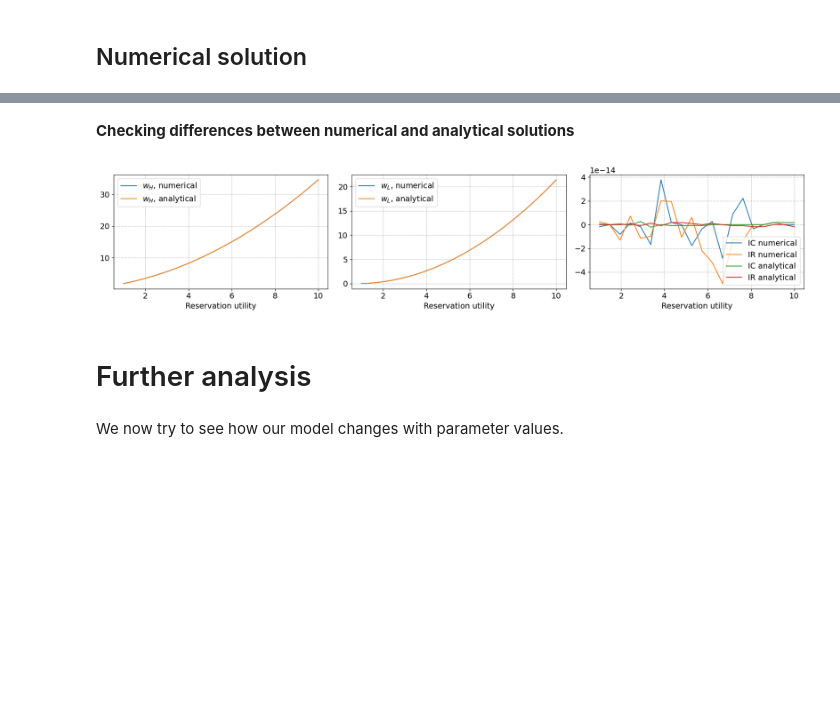
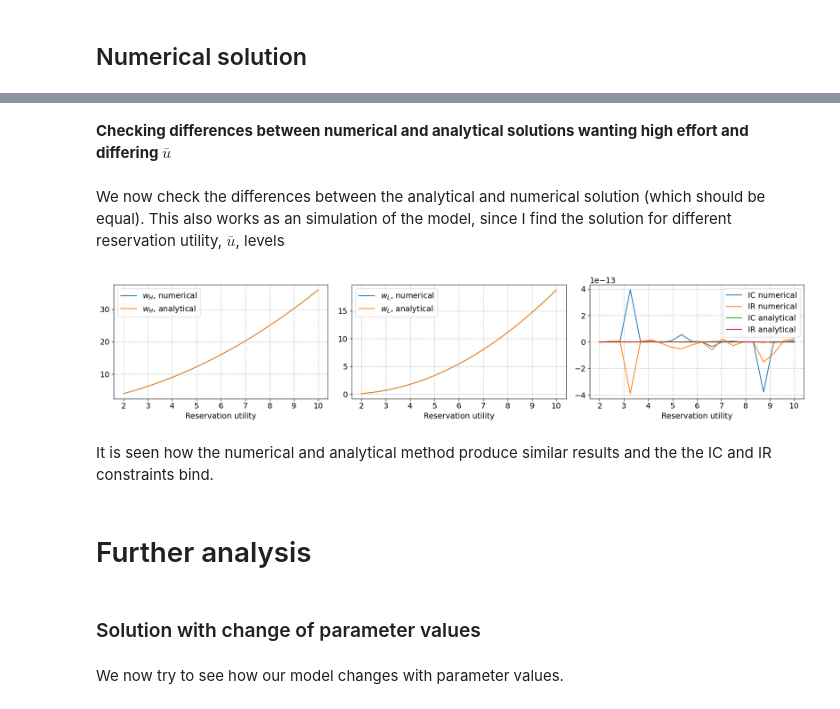
Before and after one commit to NumEconCopenhagen/projects-2023-lise-adam, a Jupyter notebook: modelproject/modelproject.ipynb, the cells around one changed output, grey strips where cells are left out. Saved outputs shown, nothing was run; the diff lists cells and outputs as text; code cells hidden in the pictures; blank space fills up the shorter version.

```diff
--- a/modelproject/modelproject.ipynb
+++ b/modelproject/modelproject.ipynb
@@ -230,2 +266,2 @@ The resulting profit when wanting low effort is 23.750000000001197
 # %% [markdown]
-**Checking differences between numerical and analytical solutions**
+**Checking differences between numerical and analytical solutions wanting high effort and differing $\bar{u}$**
@@ -244,0 +268,2 @@ IC_analytical_u_high_effort = np.nan + np.zeros(steps)
+# %% [markdown]
+We now check the differences between the analytical and numerical solution (which should be equal). This also works as an simulation of the model, since I find the solution for different reservation utility, $\bar{u}$, levels
@@ -245,44 +286,58 @@ IC_analytical_u_high_effort = np.nan + np.zeros(steps)
 # %%
+# solving the model for different reservation utilities bot numerically and analytically
 for i,u in enumerate(grid):
     par.ubar = u
     model.solve()
-    wH_numerical_u_high_effort[i] = sol.wH_high_effort
-    wL_numerical_u_high_effort[i] = sol.wL_high_effort
-    wH_analytical_u_high_effort[i] = wH_func_high_effort(par.pi_1,par.pi_0,par.rho,par.c,par.e,par.ubar)[0]
-    wL_analytical_u_high_effort[i] = wL_func_high_effort(par.pi_1,par.pi_0,par.rho,par.c,par.e,par.ubar)
-    IR_numerical_u_high_effort[i] = model.calc_utility(sol.wH_high_effort,sol.wL_high_effort,1) - par.ubar
-    IR_analytical_u_high_effort[i] = model.calc_utility(wH_analytical_u_high_effort[i],wL_analytical_u_high_effort[i],1) - par.ubar
-    IC_numerical_u_high_effort[i] = model.calc_utility(sol.wH_high_effort,sol.wL_high_effort,1) - model.calc_utility(sol.wH_high_effort,sol.wL_high_effort,0)
-    IC_analytical_u_high_effort[i] = model.calc_utility(wH_analytical_u_high_effort[i],wL_analytical_u_high_effort[i],1) - model.calc_utility(wH_analytical_u_high_effort[i],wL_analytical_u_high_effort[i],0)
+
+    # storing wages
+    numerical_high_effort.wH_u[i] = sol.wH_high_effort
+    analytical_high_effort.wH_u[i] = wH_func_high_effort(par.pi_1,par.pi_0,par.rho,par.c,1,par.ubar)[0]
+
+    numerical_high_effort.wL_u[i] = sol.wL_high_effort
+    analytical_high_effort.wL_u[i] = wL_func_high_effort(par.pi_1,par.pi_0,par.rho,par.c,1,par.ubar)
+
+    # storing constraints
+    numerical_high_effort.IR_u[i] = model.IR_constraint(sol.wH_high_effort,sol.wL_high_effort,1)
+    analytical_high_effort.IR_u[i] = model.IR_constraint(analytical_high_effort.wH_u[i], analytical_high_effort.wL_u[i], 1)
+
+    numerical_high_effort.IC_u[i] = model.IC_constraint(sol.wH_high_effort,sol.wL_high_effort,1)
+    analytical_high_effort.IC_u[i] = model.IC_constraint(analytical_high_effort.wH_u[i],analytical_high_effort.wL_u[i],1)
 # %%
 fig = plt.figure(figsize=(3*6, 6/1.5))
 
+# plotting high wages as a function of reservation utility
 ax = fig.add_subplot(1,3,1)
-ax.plot(grid,wH_numerical_u_high_effort,label=r'$w_H$, numerical')
-ax.plot(grid,wH_analytical_u_high_effort, label=r'$w_H$, analytical')
+ax.plot(grid,numerical_high_effort.wH_u,label=r'$w_H$, numerical')
+ax.plot(grid,analytical_high_effort.wH_u,label=r'$w_H$, analytical')
 ax.set(xlabel ='Reservation utility')
 ax.legend(frameon=True)
 
+# plotting low wages as a function of reservation utility
 ax = fig.add_subplot(1,3,2)
-ax.plot(grid,wL_numerical_u_high_effort,label=r'$w_L$, numerical')
-ax.plot(grid,wL_analytical_u_high_effort, label=r'$w_L$, analytical')
+ax.plot(grid,numerical_high_effort.wL_u,label=r'$w_L$, numerical')
+ax.plot(grid,analytical_high_effort.wL_u, label=r'$w_L$, analytical')
 ax.set(xlabel ='Reservation utility')
 ax.legend(frameon=True)
 
+# plotting constraints as a function of reservation utility
 ax = fig.add_subplot(1,3,3)
-ax.plot(grid,IC_numerical_u_high_effort,label=r'IC numerical')
-ax.plot(grid,IR_numerical_u_high_effort, label=r'IR numerical')
-ax.plot(grid,IC_analytical_u_high_effort,label=r'IC analytical')
-ax.plot(grid,IR_analytical_u_high_effort, label=r'IR analytical')
+ax.plot(grid,numerical_high_effort.IC_u,label=r'IC numerical')
+ax.plot(grid,numerical_high_effort.IR_u, label=r'IR numerical')
+ax.plot(grid,analytical_high_effort.IC_u,label=r'IC analytical')
+ax.plot(grid,analytical_high_effort.IR_u, label=r'IR analytical')
 ax.set(xlabel ='Reservation utility')
 ax.legend(frameon=True)
 
 
 fig.tight_layout()
 # %% [output]
-[figure, old version]
+[figure, new version]
+# %% [markdown]
+It is seen how the numerical and analytical method produce similar results and the the IC and IR constraints bind.
 # %% [markdown]
 # Further analysis
+# %% [markdown]
+### Solution with change of parameter values
 # %% [markdown]
 We now try to see how our model changes with parameter values.
 # %% [markdown]
```
Also changed, not shown: parts of 68 cells of this notebook, 2 other files.
